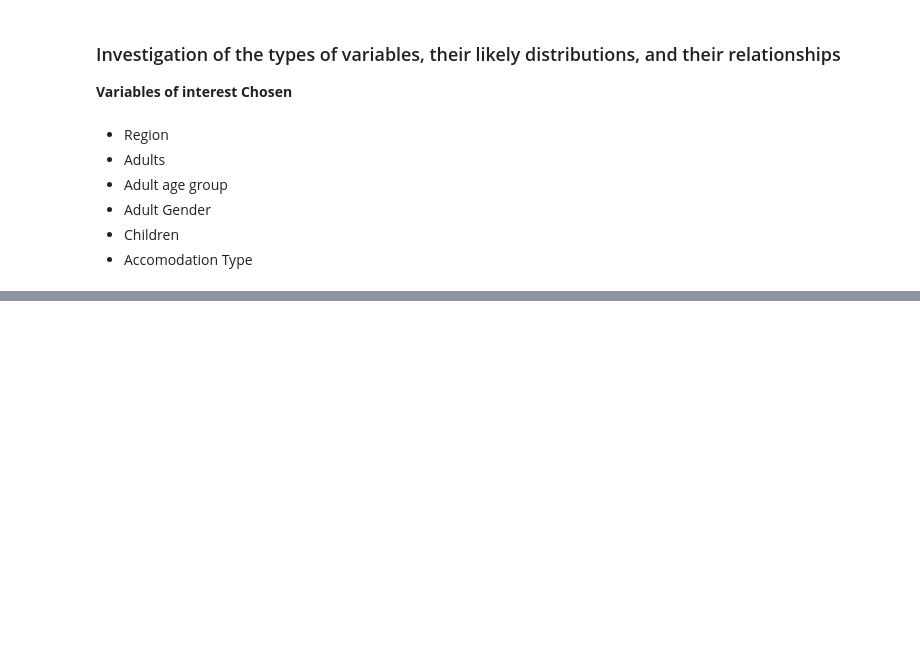
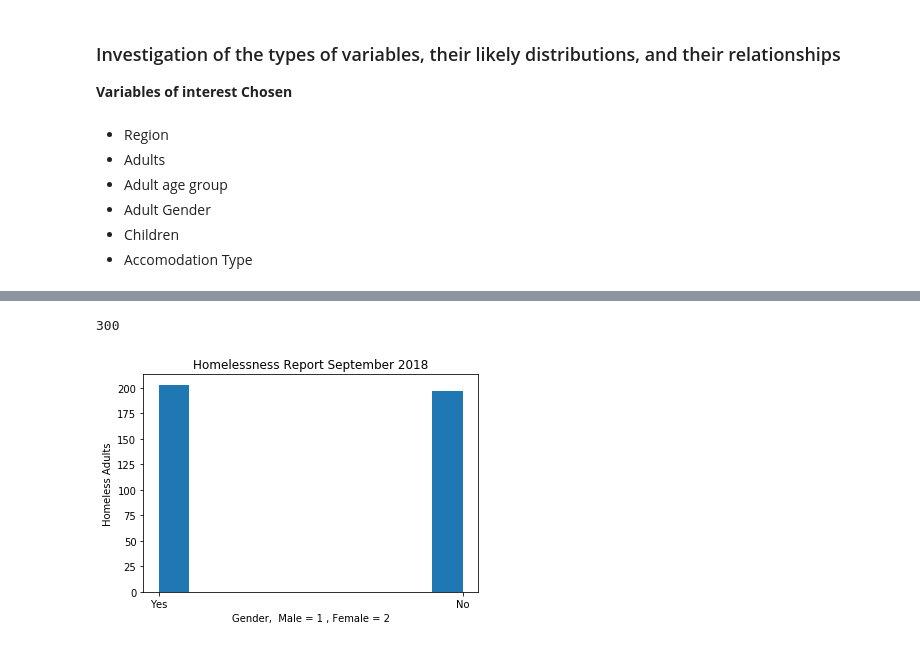
Before and after one commit to MarianneLawless/Programming-DA-Project, a Jupyter notebook: Programming for Data Analysis Project 2018.ipynb, the cells around one changed output, grey strips where cells are left out. Saved outputs shown, nothing was run; the diff lists cells and outputs as text; code cells hidden in the pictures; blank space fills up the shorter version.

```diff
--- a/Programming for Data Analysis Project 2018.ipynb
+++ b/Programming for Data Analysis Project 2018.ipynb
@@ -153,0 +211,4 @@ plt.show()
+# %%
+import numpy as np
+SPF = np.random.choice(["Yes","No"], size=400)
+SPF
@@ -153,0 +233,13 @@ plt.show()
+# %%
+len(SPF)
+# %% [output]
+300
+# %%
+
+plt.hist(SPF)
+plt.ylabel('Homeless Adults')
+plt.xlabel('Gender,  Male = 1 , Female = 2')
+plt.title('Homelessness Report September 2018')
+plt.show()
+# %% [output]
+[figure, added]
```
Also changed, not shown: parts of 15 cells of this notebook.
